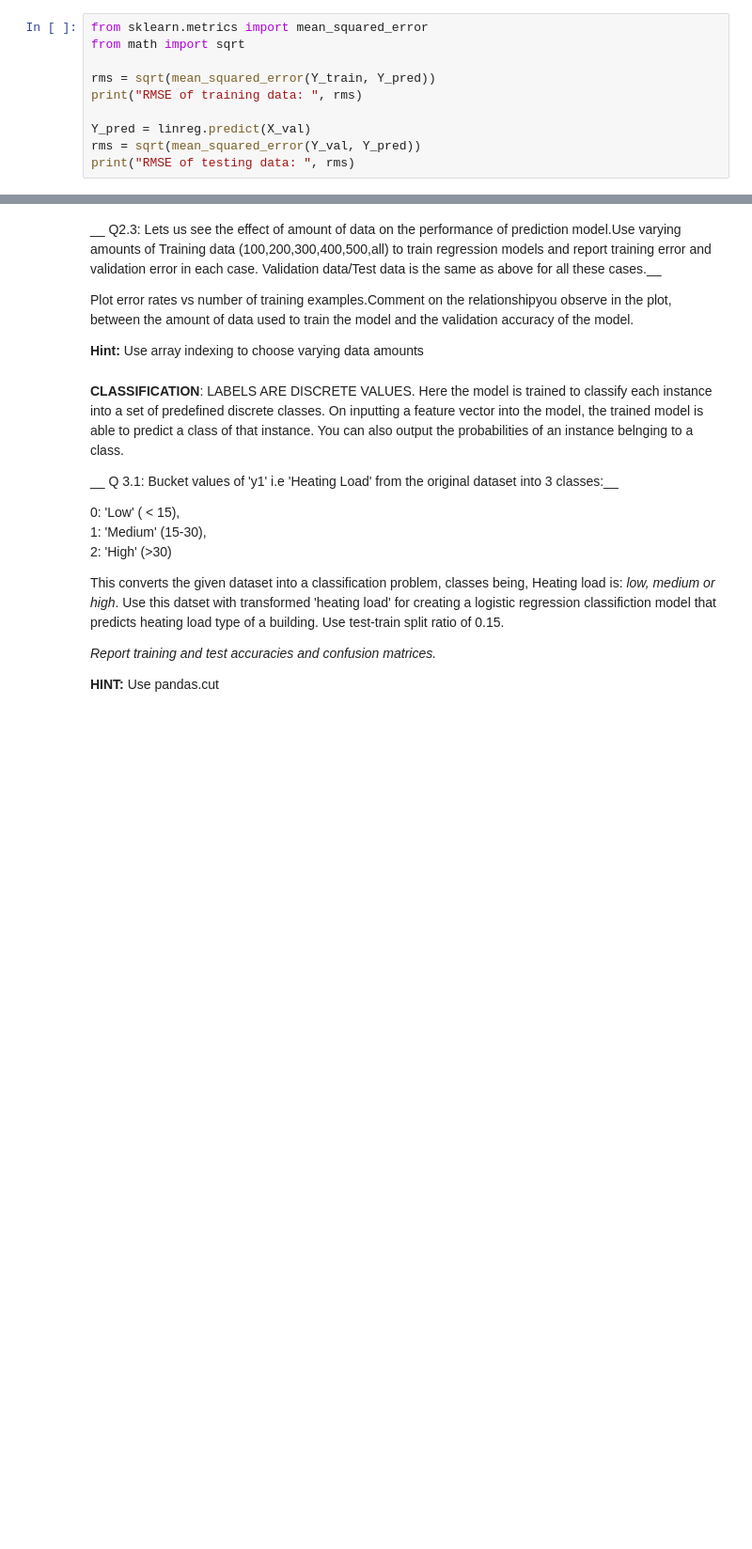
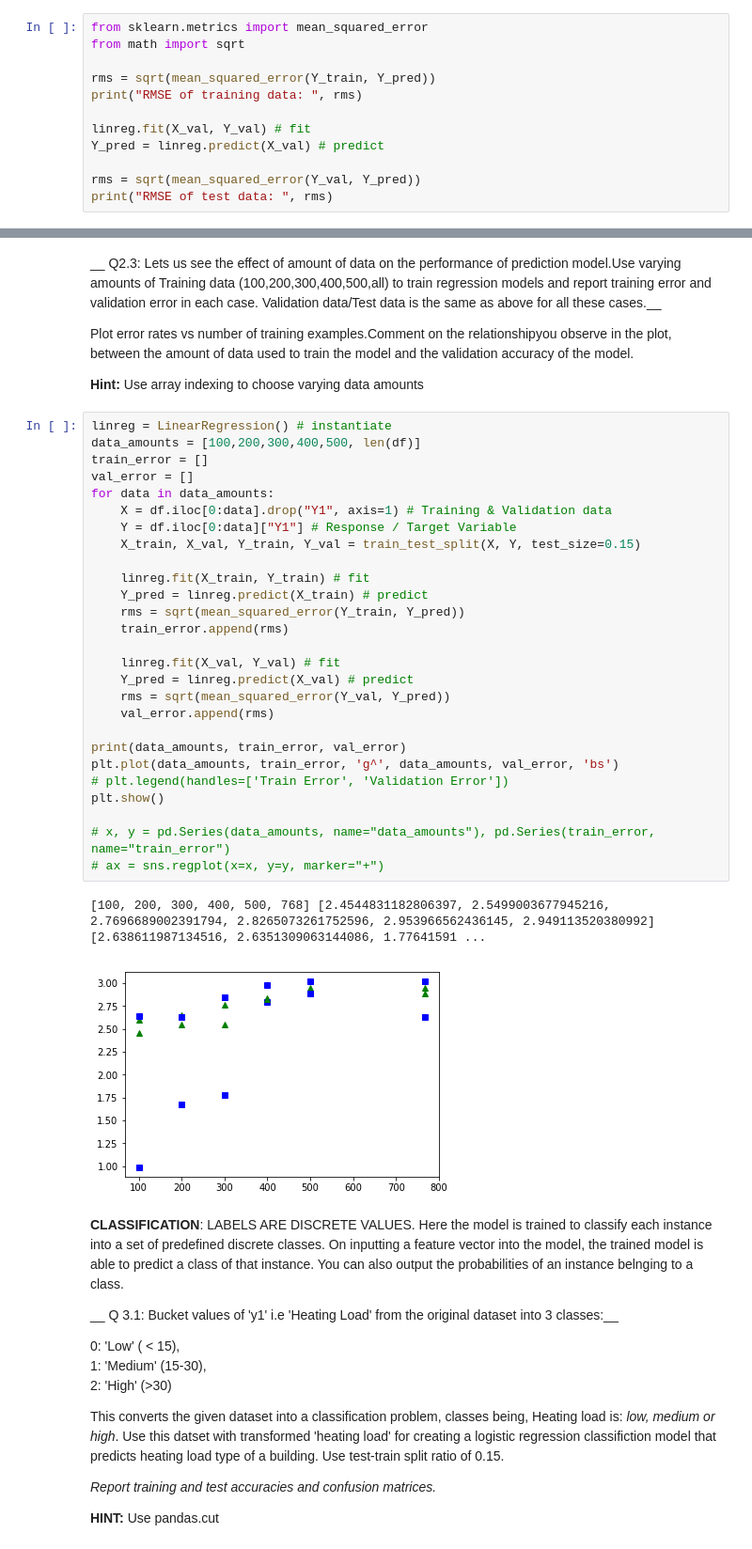
Before and after one commit to AshisGhosh/ashisghosh_data_x_s18, a Jupyter notebook: hw/hw2/hw2_regression_classification_webscraping_v2-1.ipynb, the cells around one changed output, grey strips where cells are left out. Shown: that part at 94% size. Saved outputs shown, nothing was run; the diff lists cells and outputs as text; blank space fills up the shorter version.

```diff
--- a/hw/hw2/hw2_regression_classification_webscraping_v2-1.ipynb
+++ b/hw/hw2/hw2_regression_classification_webscraping_v2-1.ipynb
@@ -129,8 +130,10 @@ from math import sqrt
 rms = sqrt(mean_squared_error(Y_train, Y_pred))
 print("RMSE of training data: ", rms)
 
-Y_pred = linreg.predict(X_val)
+linreg.fit(X_val, Y_val) # fit
+Y_pred = linreg.predict(X_val) # predict
+
 rms = sqrt(mean_squared_error(Y_val, Y_pred))
-print("RMSE of testing data: ", rms)
+print("RMSE of test data: ", rms)
 # %% [output]
 RMSE of training data:  2.8438518411413054
@@ -142,6 +145,36 @@ __ Q2.3: Lets us see the effect of amount of data on the performance of predicti
 Plot error rates vs number of training examples.Comment on the relationshipyou observe in the plot, between the amount of data used to train the model and the validation accuracy of the model.
 
 __Hint:__ Use array indexing to choose varying data amounts
+# %%
+linreg = LinearRegression() # instantiate
+data_amounts = [100,200,300,400,500, len(df)]
+train_error = []
+val_error = []
+for data in data_amounts:
+    X = df.iloc[0:data].drop("Y1", axis=1) # Training & Validation data
+    Y = df.iloc[0:data]["Y1"] # Response / Target Variable
+    X_train, X_val, Y_train, Y_val = train_test_split(X, Y, test_size=0.15)
+
+    linreg.fit(X_train, Y_train) # fit
+    Y_pred = linreg.predict(X_train) # predict
+    rms = sqrt(mean_squared_error(Y_train, Y_pred))
+    train_error.append(rms)
+
+    linreg.fit(X_val, Y_val) # fit
+    Y_pred = linreg.predict(X_val) # predict
+    rms = sqrt(mean_squared_error(Y_val, Y_pred))
+    val_error.append(rms)
+
+print(data_amounts, train_error, val_error)
+plt.plot(data_amounts, train_error, 'g^', data_amounts, val_error, 'bs')
+# plt.legend(handles=['Train Error', 'Validation Error'])
+plt.show()
+
+# x, y = pd.Series(data_amounts, name="data_amounts"), pd.Series(train_error, name="train_error")
+# ax = sns.regplot(x=x, y=y, marker="+")
+# %% [output]
+[100, 200, 300, 400, 500, 768] [2.4544831182806397, 2.5499003677945216, 2.7696689002391794, 2.8265073261752596, 2.953966562436145, 2.949113520380992] [2.638611987134516, 2.6351309063144086, 1.77641591 ...
+[figure, added]
 # %% [markdown]
 
 __CLASSIFICATION__:
```
Also changed, not shown: parts of 2 cells of this notebook.
